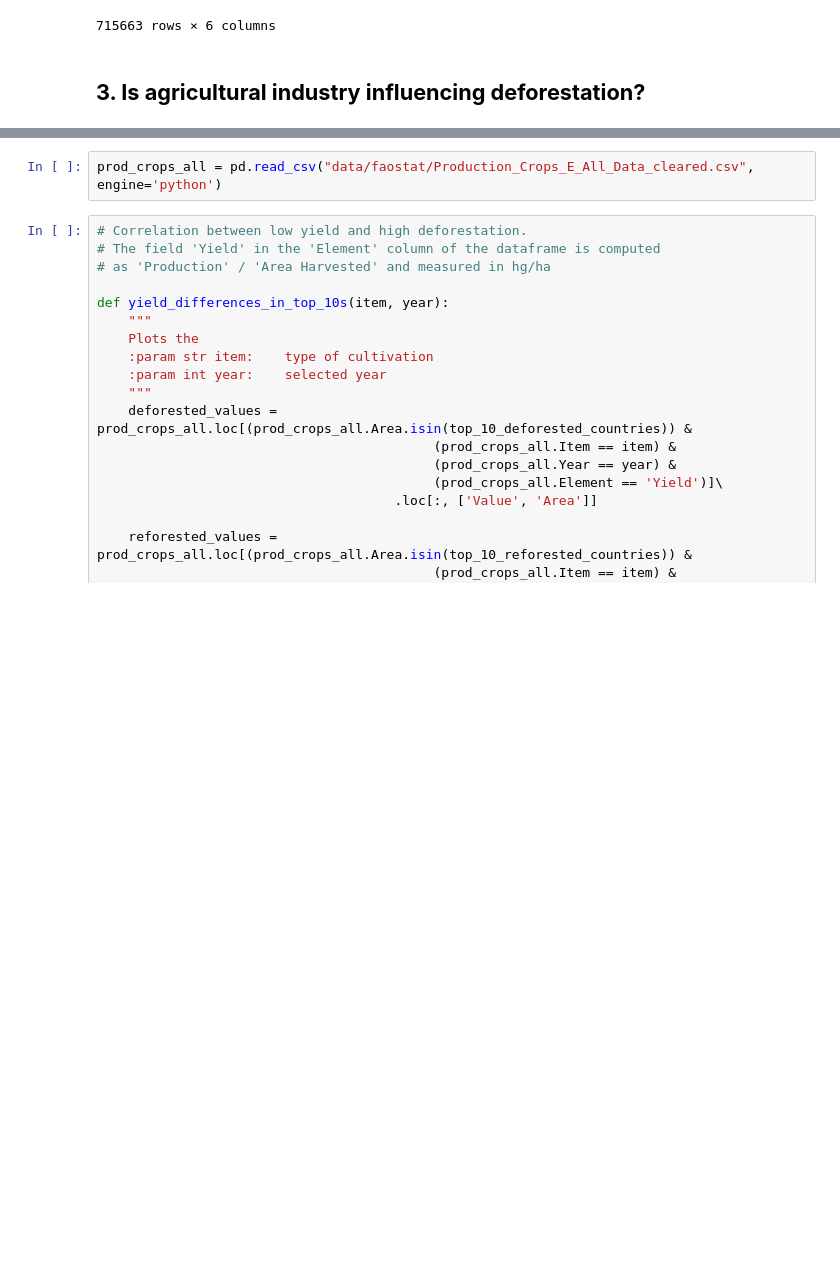
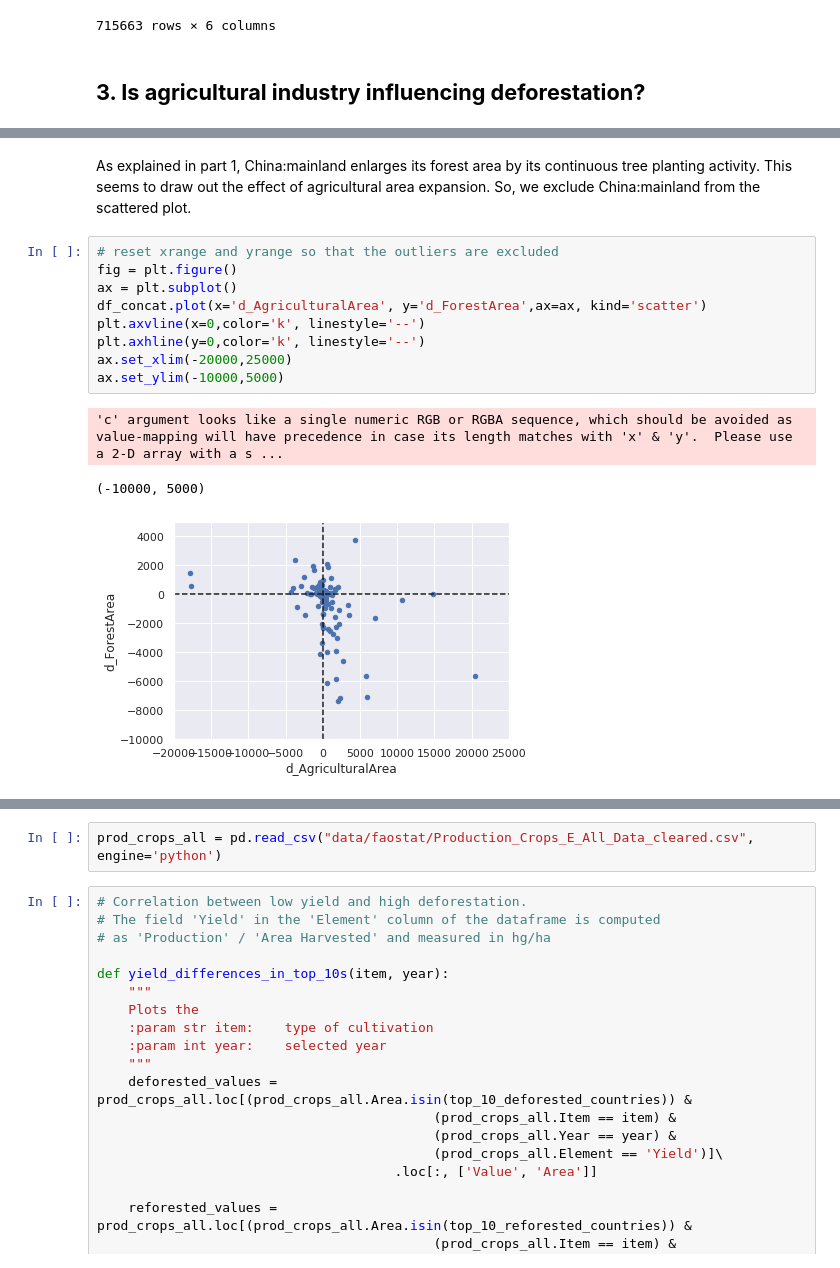
Before and after one commit to kostelansky17/disappearing_forests, a Jupyter notebook: main_yeh.ipynb, the cells around one changed output, grey strips where cells are left out. Saved outputs shown, nothing was run; the diff lists cells and outputs as text; blank space fills up the shorter version.

```diff
--- a/main_yeh.ipynb
+++ b/main_yeh.ipynb
@@ -827,0 +952,15 @@ trade_all
+# %% [markdown]
+As explained in part 1, China:mainland enlarges its forest area by its continuous tree planting activity. This seems to draw out the effect of agricultural area expansion. So, we exclude China:mainland from the scattered plot.
+# %%
+# reset xrange and yrange so that the outliers are excluded
+fig = plt.figure()
+ax = plt.subplot()
+df_concat.plot(x='d_AgriculturalArea', y='d_ForestArea',ax=ax, kind='scatter')
+plt.axvline(x=0,color='k', linestyle='--')
+plt.axhline(y=0,color='k', linestyle='--')
+ax.set_xlim(-20000,25000)
+ax.set_ylim(-10000,5000)
+# %% [output]
+'c' argument looks like a single numeric RGB or RGBA sequence, which should be avoided as value-mapping will have precedence in case its length matches with 'x' & 'y'.  Please use a 2-D array with a s ...
+(-10000, 5000)
+[figure, added]
```
Also changed, not shown: parts of 17 cells of this notebook.
